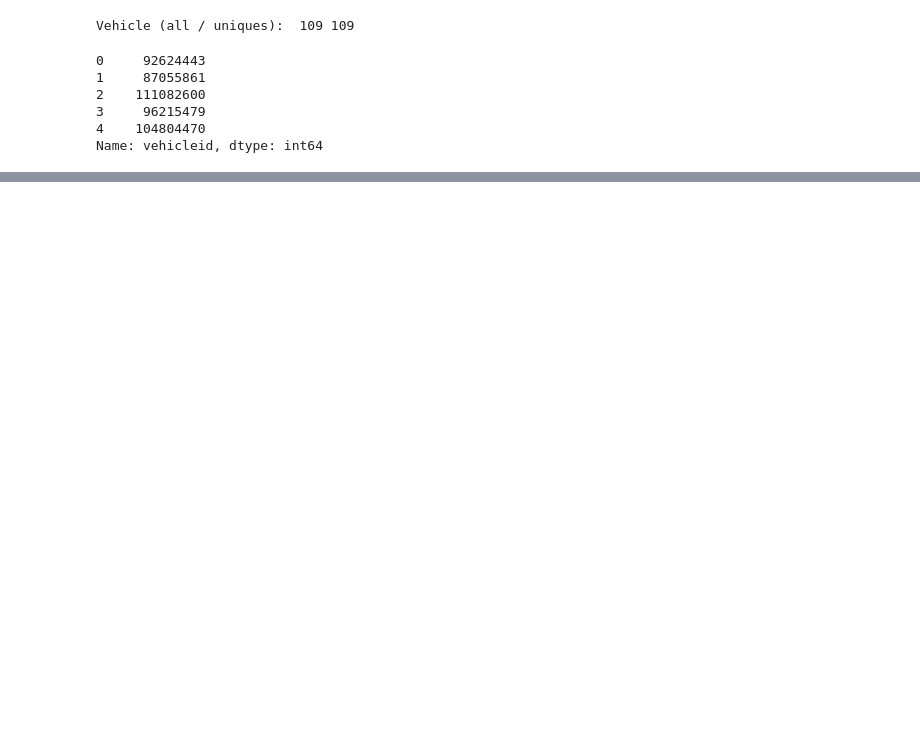
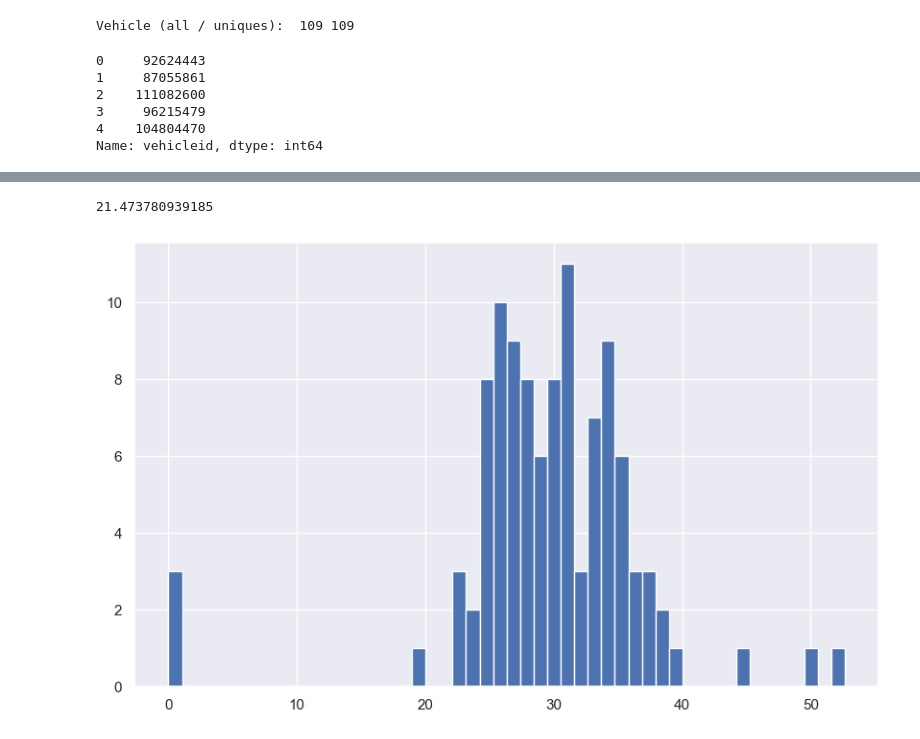
Before and after one commit to niclom12/hackathon, a Jupyter notebook: dataAnalysis/dataAnalysis.ipynb, the cells around one changed output, grey strips where cells are left out. Drawn from its saved outputs; the diff is of its cells as text; code cells hidden in the pictures; blank space fills up the shorter version.

```diff
--- a/dataAnalysis/dataAnalysis.ipynb
+++ b/dataAnalysis/dataAnalysis.ipynb
@@ -143,0 +203,6 @@ No file for : 257728155.csv
+# %%
+plt.hist(data_claims['avg_speed_nonzero'], bins=50)
+print(data_claims.avg_speed.mean())
+# %% [output]
+21.473780939185
+[figure, added]
```
Also changed, not shown: parts of 13 cells of this notebook.
